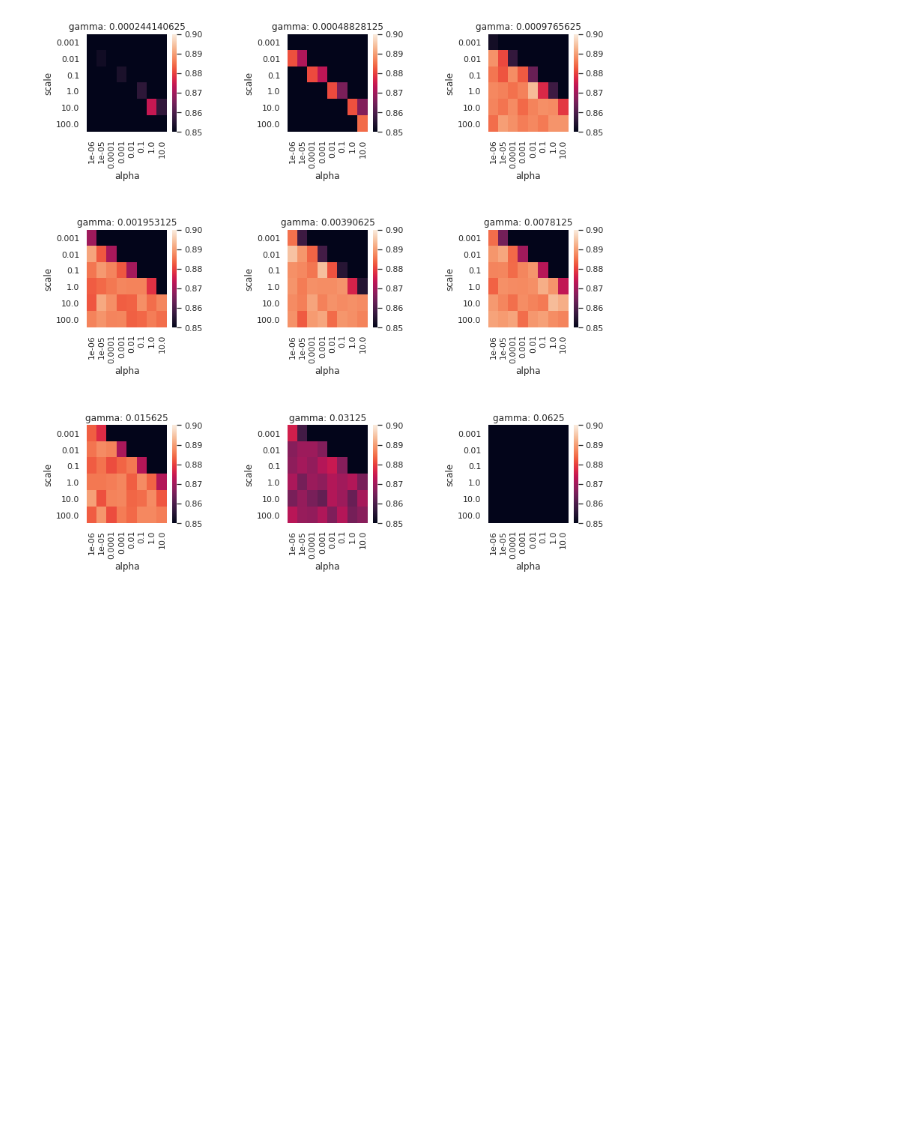
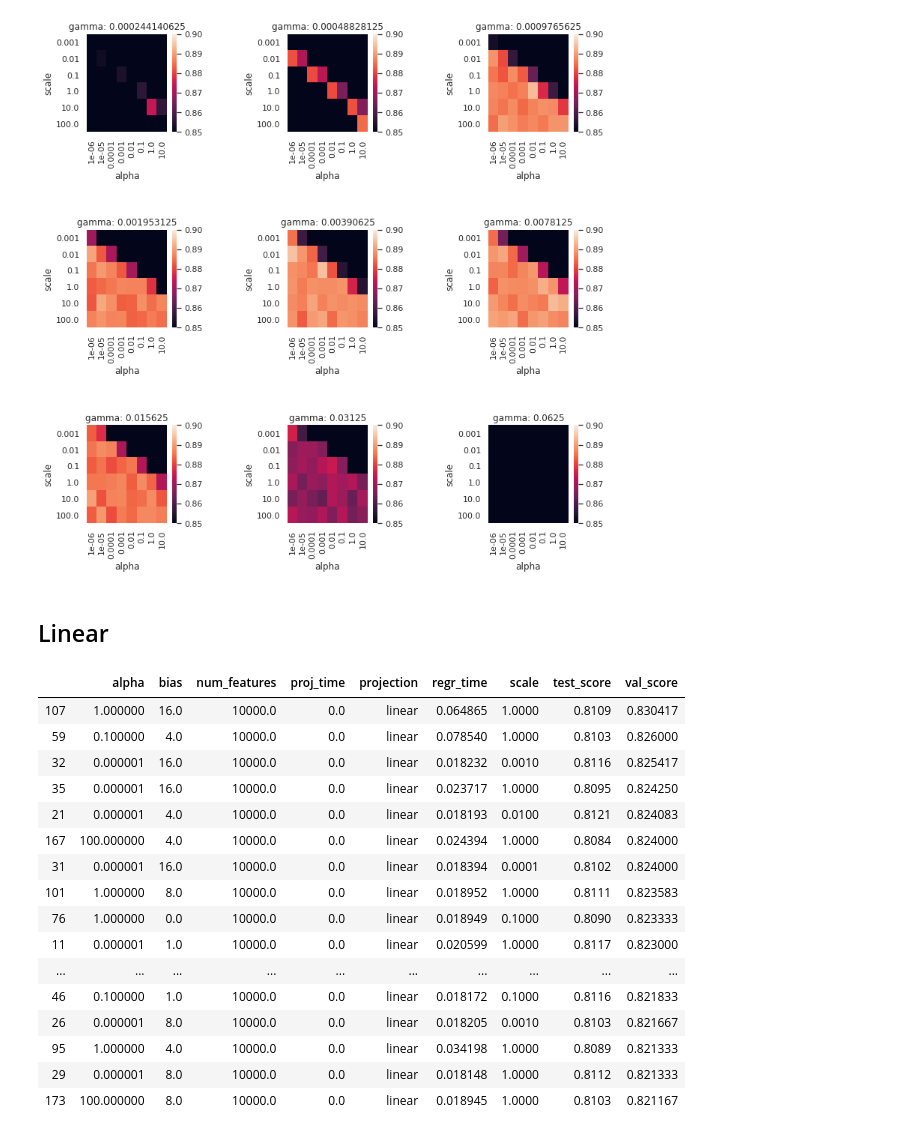
Before and after one commit to joneswack/opu-kernel-experiments, a Jupyter notebook: Hyperparameters-Fashion-MNIST.ipynb, the cells around one changed output. Cells and saved outputs as stored; diff of their text form; code cells hidden in the pictures; blank space fills up the shorter version.

```diff
--- a/Hyperparameters-Fashion-MNIST.ipynb
+++ b/Hyperparameters-Fashion-MNIST.ipynb
@@ -159,3 +159,5 @@ rbf.sort_values(by='val_score', ascending=False)[:20]
 show_heatmaps(rbf, 'scale', 'alpha', 'gamma', vmin=0.85, vmax=0.9)
 # %% [output]
 [figure]
+# %% [markdown]
+## Linear
@@ -161,0 +166,20 @@ show_heatmaps(rbf, 'scale', 'alpha', 'gamma', vmin=0.85, vmax=0.9)
+# %%
+linear.sort_values(by='val_score', ascending=False)[:20]
+# %% [output]
+|  | alpha | bias | num_features | proj_time | projection | regr_time | scale | test_score | val_score |
+| 107 | 1.000000 | 16.0 | 10000.0 | 0.0 | linear | 0.064865 | 1.0000 | 0.8109 | 0.830417 |
+| 59 | 0.100000 | 4.0 | 10000.0 | 0.0 | linear | 0.078540 | 1.0000 | 0.8103 | 0.826000 |
+| 32 | 0.000001 | 16.0 | 10000.0 | 0.0 | linear | 0.018232 | 0.0010 | 0.8116 | 0.825417 |
+| 35 | 0.000001 | 16.0 | 10000.0 | 0.0 | linear | 0.023717 | 1.0000 | 0.8095 | 0.824250 |
+| 21 | 0.000001 | 4.0 | 10000.0 | 0.0 | linear | 0.018193 | 0.0100 | 0.8121 | 0.824083 |
+| 167 | 100.000000 | 4.0 | 10000.0 | 0.0 | linear | 0.024394 | 1.0000 | 0.8084 | 0.824000 |
+| 31 | 0.000001 | 16.0 | 10000.0 | 0.0 | linear | 0.018394 | 0.0001 | 0.8102 | 0.824000 |
+| 101 | 1.000000 | 8.0 | 10000.0 | 0.0 | linear | 0.018952 | 1.0000 | 0.8111 | 0.823583 |
+| 76 | 1.000000 | 0.0 | 10000.0 | 0.0 | linear | 0.018949 | 0.1000 | 0.8090 | 0.823333 |
+| 11 | 0.000001 | 1.0 | 10000.0 | 0.0 | linear | 0.020599 | 1.0000 | 0.8117 | 0.823000 |
+| ... | ... | ... | ... | ... | ... | ... | ... | ... | ... |
+| 46 | 0.100000 | 1.0 | 10000.0 | 0.0 | linear | 0.018172 | 0.1000 | 0.8116 | 0.821833 |
+| 26 | 0.000001 | 8.0 | 10000.0 | 0.0 | linear | 0.018205 | 0.0010 | 0.8103 | 0.821667 |
+| 95 | 1.000000 | 4.0 | 10000.0 | 0.0 | linear | 0.034198 | 1.0000 | 0.8089 | 0.821333 |
+| 29 | 0.000001 | 8.0 | 10000.0 | 0.0 | linear | 0.018148 | 1.0000 | 0.8112 | 0.821333 |
+| 173 | 100.000000 | 8.0 | 10000.0 | 0.0 | linear | 0.018945 | 1.0000 | 0.8103 | 0.821167 |
```
Also changed, not shown: parts of 3 cells of this notebook, 3 other files.
